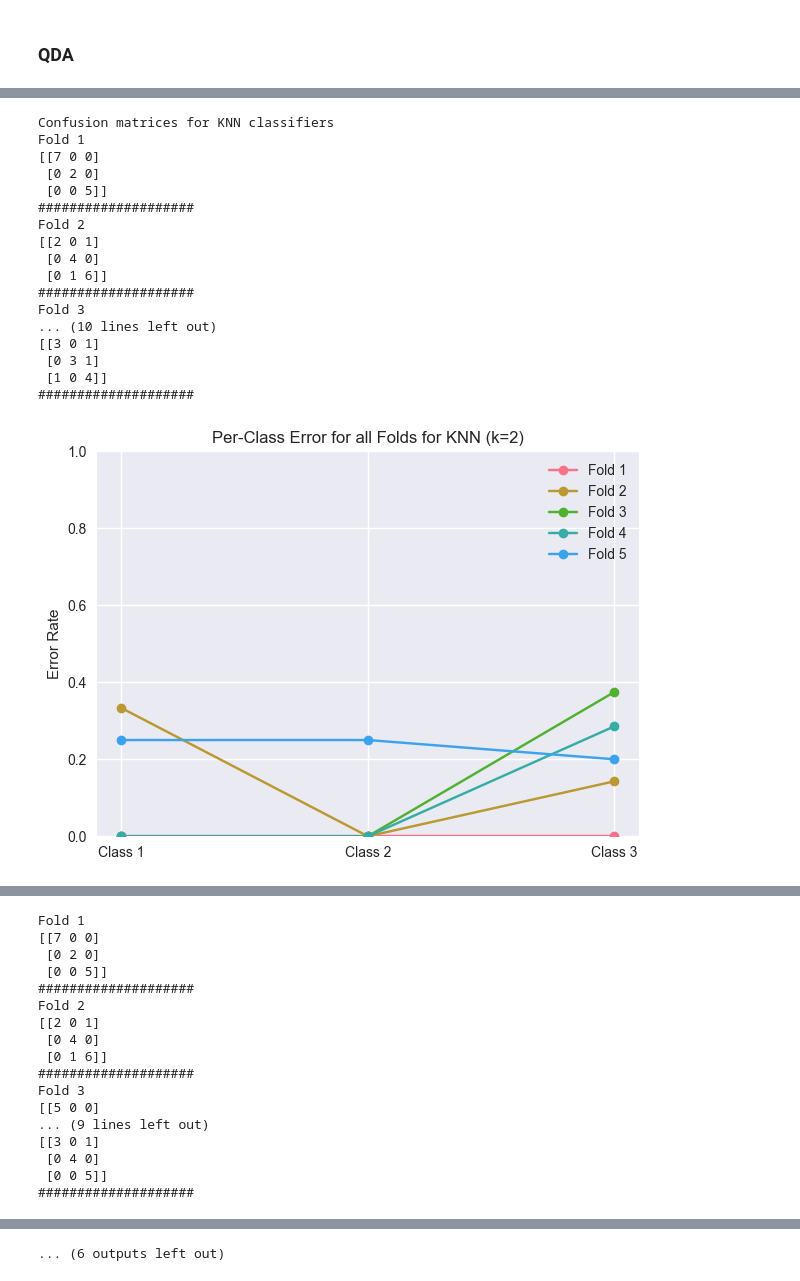
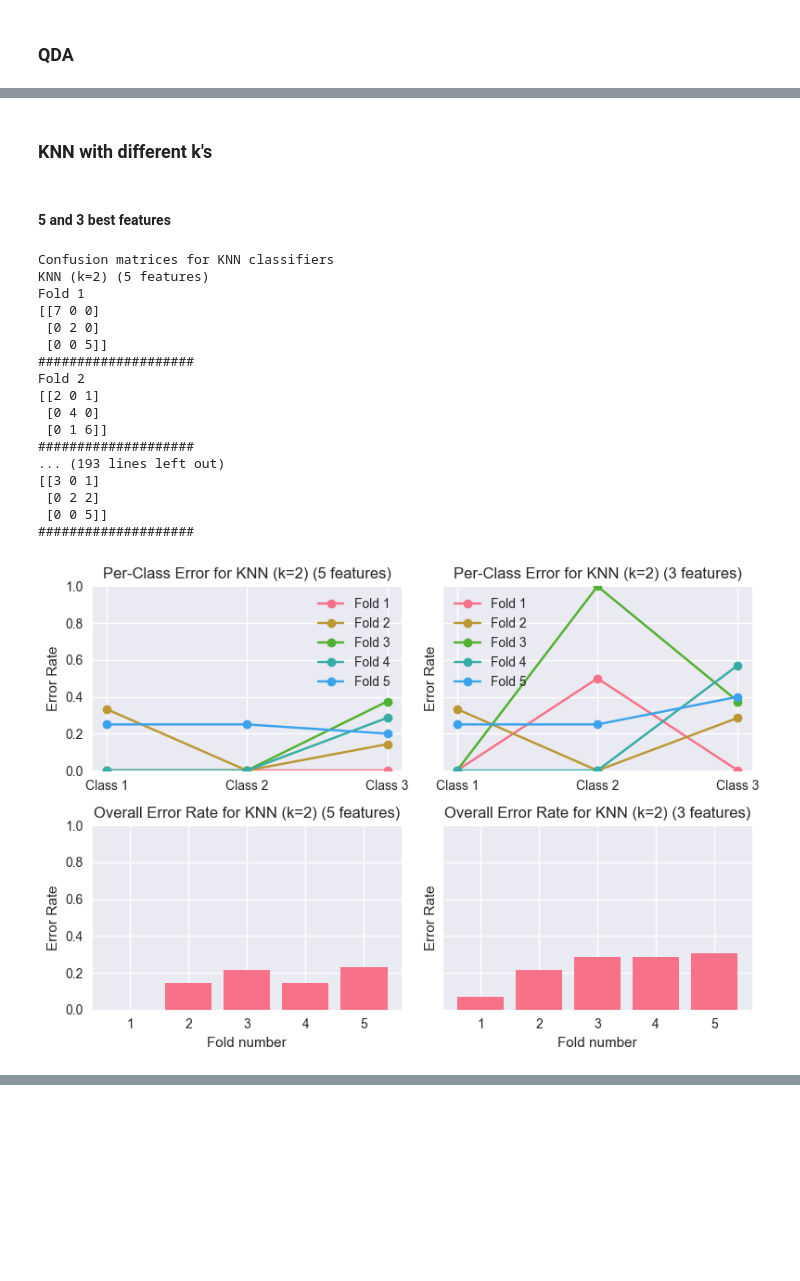
Before and after one commit to ivokusi/ME453-Final-Project, a Jupyter notebook: main.ipynb, the cells around one changed output, grey strips where cells are left out. Drawn from its saved outputs; the diff is of its cells as text; code cells hidden in the pictures; blank space fills up the shorter version.

```diff
--- a/main.ipynb
+++ b/main.ipynb
@@ -352,0 +335,9 @@ Average Poly Kernel SVM Accuracy: 0.868131868131868
+# %%
+best_3_confusion_matrices_svms = []
+
+for kernel in kernels:
+
+    svm = SVC(kernel=kernel)
+    _, confusion_matrices_fold = classify(X[best_3_features], y, svm, f"{kernel[0].upper() + kernel[1:].lower()} SVM")
+    best_3_confusion_matrices_svms.append(confusion_matrices_fold)
+    print()
@@ -353,11 +354,11 @@ Average Poly Kernel SVM Accuracy: 0.868131868131868
 # %%
-ks = [2, 4, 5, 8, 10, 15]
+ks = [2, 4, 8, 16]
 
 confusion_matrices_knn = []
 
 for k in ks:
     knn = KNeighborsClassifier(n_neighbors=k)
-    _, confusion_matrices_fold = classify(X, y, knn, f"KNN (k={k})")
+    _, confusion_matrices_fold = classify(X[best_features], y, knn, f"KNN (k={k})")
     confusion_matrices_knn.append(confusion_matrices_fold)
     print()
 # %% [output]
@@ -380,0 +374,10 @@ Average KNN (k=15) Accuracy: 0.853846153846154
+# %%
+ks = [2, 4, 8, 16]
+
+best_3_confusion_matrices_knn = []
+
+for k in ks:
+    knn = KNeighborsClassifier(n_neighbors=k)
+    _, confusion_matrices_fold = classify(X[best_3_features], y, knn, f"KNN (k={k})")
+    best_3_confusion_matrices_knn.append(confusion_matrices_fold)
+    print()
@@ -468,7 +514,7 @@ Fold 3
 # %%
 print("Confusion matrices for SVM classifiers")
 
-for kernel, cm in zip(kernels, confusion_matrices_svms):
-    error_plots(cm, f"{kernel[0].upper() + kernel[1:].lower()} Kernel SVM")
+for kernel, cm, best_3_cm in zip(kernels, confusion_matrices_svms, best_3_confusion_matrices_svms):
+    error_plots([cm, best_3_cm], [f"{kernel[0].upper() + kernel[1:].lower()} SVM (5 features)", f"{kernel[0].upper() + kernel[1:].lower()} SVM (3 features)"])
 # %% [output]
 Confusion matrices for SVM classifiers
@@ -531,24 +540,28 @@ Fold 3
+# %% [markdown]
+### KNN with different k's
+# %% [markdown]
+#### 5 and 3 best features
 # %%
 print("Confusion matrices for KNN classifiers")
 
-for k, cm in zip(ks, confusion_matrices_knn):
-    error_plots(cm, f"KNN (k={k})")
+for k, cm, best_3_cm in zip(ks, confusion_matrices_knn, best_3_confusion_matrices_knn):
+    error_plots([cm, best_3_cm], [f"KNN (k={k}) (5 features)", f"KNN (k={k}) (3 features)"])
 # %% [output]
 Confusion matrices for KNN classifiers
+KNN (k=2) (5 features)
 Fold 1
 [[7 0 0]
  [0 2 0]
  [0 0 5]]
 ####################
 Fold 2
 [[2 0 1]
  [0 4 0]
  [0 1 6]]
 ####################
-Fold 3
-... (10 lines left out)
+... (193 lines left out)
 [[3 0 1]
- [0 3 1]
- [1 0 4]]
+ [0 2 2]
+ [0 0 5]]
 ####################
-[figure, old version]
+[figure, new version]
@@ -556,17 +568,0 @@ Fold 3
-Fold 1
-[[7 0 0]
- [0 2 0]
- [0 0 5]]
-####################
-Fold 2
-[[2 0 1]
- [0 4 0]
- [0 1 6]]
-####################
-Fold 3
-[[5 0 0]
-... (9 lines left out)
-[[3 0 1]
- [0 4 0]
- [0 0 5]]
-####################
@@ -613 +570,0 @@ Fold 3
-... (6 outputs left out)
```
Also changed, not shown: parts of 38 cells of this notebook, 2 other files.
